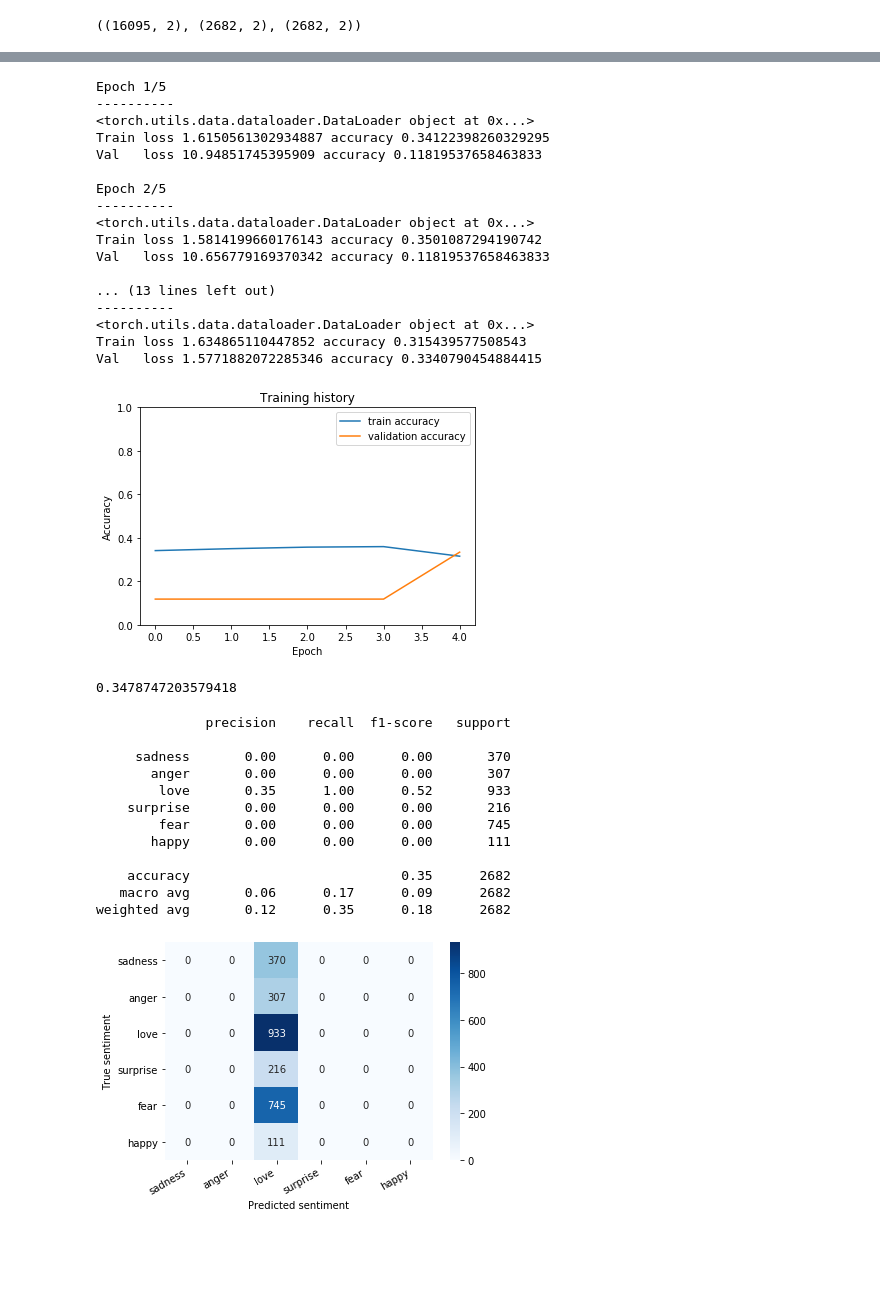
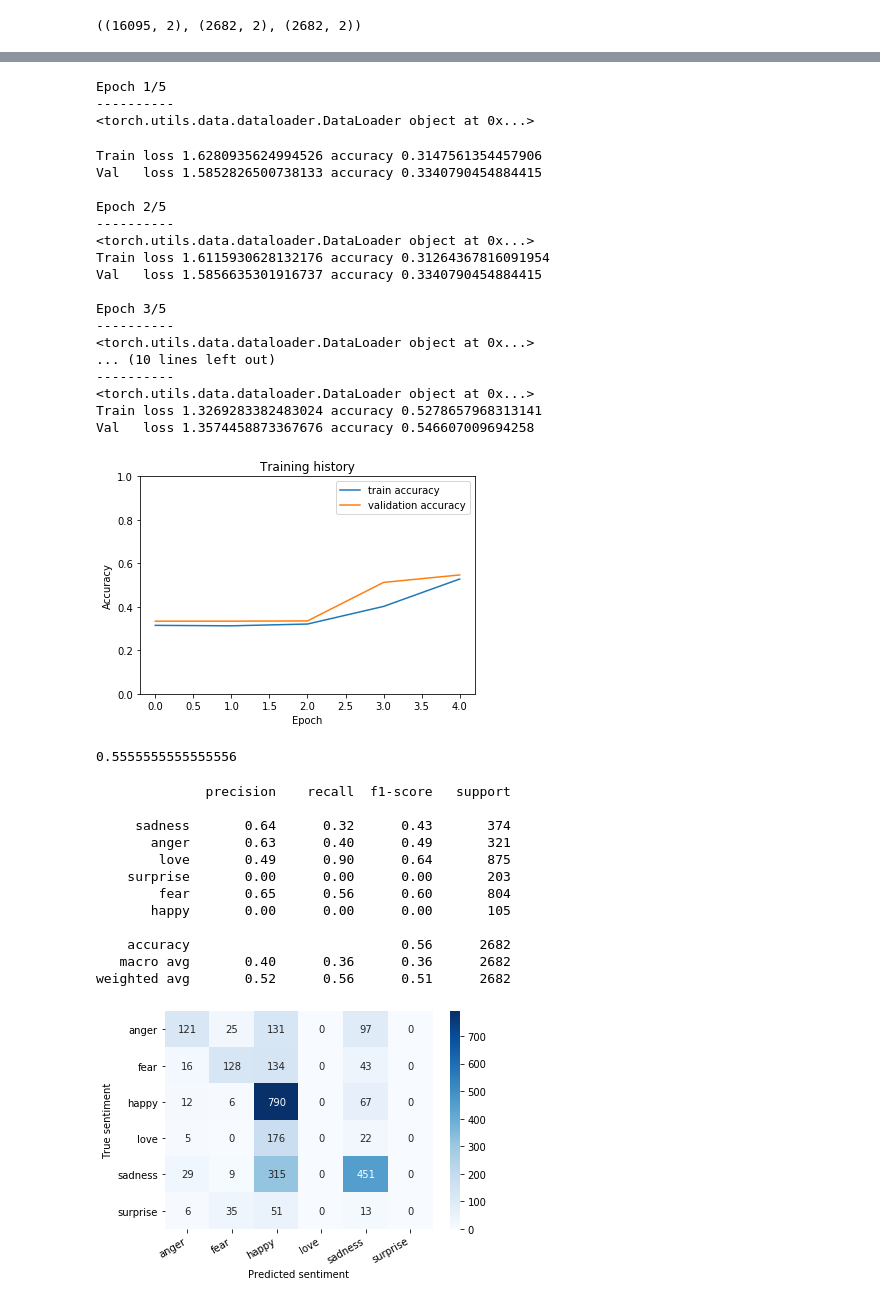
Before and after one commit to FtmhBkhsh/EmotionClassification, a Jupyter notebook: XLNETCode.ipynb, the cells around one changed output, grey strips where cells are left out. Saved outputs shown, nothing was run; the diff lists cells and outputs as text; code cells hidden in the pictures; blank space fills up the shorter version.

```diff
--- a/XLNETCode.ipynb
+++ b/XLNETCode.ipynb
@@ -36,0 +48,8 @@ print(df)
+# %%
+for i in range(100):
+    df = df.sample(frac = 1)
+    df = df.sample(frac = 1)
+    df = df.sample(frac = 1)
+    df = df.sample(frac = 1)
+    df = df.sample(frac = 1)
+print(df)
@@ -170,9 +204,7 @@ class SentimentClassifier(nn.Module):
           attention_mask=attention_mask,
           return_dict=False
         )
-        #output = self.relu(pooled_output)
-        hidden_state = pooled_output[0]
-        output = hidden_state[:,0]
+        output= pooled_output[0][:,0]
         output = self.drop(output)
         output = self.out1(output)
         output = self.relu(output)
@@ -281,20 +313,23 @@ for epoch in range(EPOCHS):
 Epoch 1/5
 ----------
 <torch.utils.data.dataloader.DataLoader object at 0x...>
-Train loss 1.6150561302934887 accuracy 0.34122398260329295
-Val   loss 10.94851745395909 accuracy 0.11819537658463833
-
-Epoch 2/5
-----------
-<torch.utils.data.dataloader.DataLoader object at 0x...>
-Train loss 1.5814199660176143 accuracy 0.3501087294190742
-Val   loss 10.656779169370342 accuracy 0.11819537658463833
-
-... (13 lines left out)
-----------
-<torch.utils.data.dataloader.DataLoader object at 0x...>
-Train loss 1.634865110447852 accuracy 0.315439577508543
-Val   loss 1.5771882072285346 accuracy 0.3340790454884415
+Train loss 1.6280935624994526 accuracy 0.3147561354457906
+Val   loss 1.5852826500738133 accuracy 0.3340790454884415
+
+Epoch 2/5
+----------
+<torch.utils.data.dataloader.DataLoader object at 0x...>
+Train loss 1.6115930628132176 accuracy 0.31264367816091954
+Val   loss 1.5856635301916737 accuracy 0.3340790454884415
+
+Epoch 3/5
+----------
+<torch.utils.data.dataloader.DataLoader object at 0x...>
+... (10 lines left out)
+----------
+<torch.utils.data.dataloader.DataLoader object at 0x...>
+Train loss 1.3269283382483024 accuracy 0.5278657968313141
+Val   loss 1.3574458873367676 accuracy 0.546607009694258
 # %%
 import matplotlib.pyplot as plt
 plt.plot(history['train_acc'], label='train accuracy')
@@ -305,7 +340,7 @@ plt.xlabel('Epoch')
 plt.legend()
 plt.ylim([0, 1]);
 # %% [output]
-[figure, old version]
+[figure, new version]
 # %%
 test_acc, _ = eval_model(
   model,
@@ -316,7 +351,7 @@ test_acc, _ = eval_model(
 )
 test_acc.item()
 # %% [output]
-0.3478747203579418
+0.5555555555555556
 # %%
 def get_predictions(model, data_loader):
     model = model.eval()
@@ -354,25 +389,27 @@ print(classification_report(y_test, y_pred, target_names=class_name))
 # %% [output]
               precision    recall  f1-score   support
 
-     sadness       0.00      0.00      0.00       370
-       anger       0.00      0.00      0.00       307
-        love       0.35      1.00      0.52       933
-    surprise       0.00      0.00      0.00       216
-        fear       0.00      0.00      0.00       745
-       happy       0.00      0.00      0.00       111
+     sadness       0.64      0.32      0.43       374
+       anger       0.63      0.40      0.49       321
+        love       0.49      0.90      0.64       875
+    surprise       0.00      0.00      0.00       203
+        fear       0.65      0.56      0.60       804
+       happy       0.00      0.00      0.00       105
 
-    accuracy                           0.35      2682
-   macro avg       0.06      0.17      0.09      2682
-weighted avg       0.12      0.35      0.18      2682
+    accuracy                           0.56      2682
+   macro avg       0.40      0.36      0.36      2682
+weighted avg       0.52      0.56      0.51      2682
+# %%
+class_names = ['anger','fear','happy','love','sadness','surprise']
 # %%
 def show_confusion_matrix(confusion_matrix):
   hmap = sns.heatmap(confusion_matrix, annot=True, fmt="d", cmap="Blues")
   hmap.yaxis.set_ticklabels(hmap.yaxis.get_ticklabels(), rotation=0, ha='right')
   hmap.xaxis.set_ticklabels(hmap.xaxis.get_ticklabels(), rotation=30, ha='right')
   plt.ylabel('True sentiment')
   plt.xlabel('Predicted sentiment');
 cm = confusion_matrix(y_test, y_pred)
-df_cm = pd.DataFrame(cm, index=class_name, columns=class_name)
+df_cm = pd.DataFrame(cm, index=class_names, columns=class_names)
 show_confusion_matrix(df_cm)
 # %% [output]
-[figure, old version]
+[figure, new version]
```
Also changed, not shown: parts of 12 cells of this notebook.
